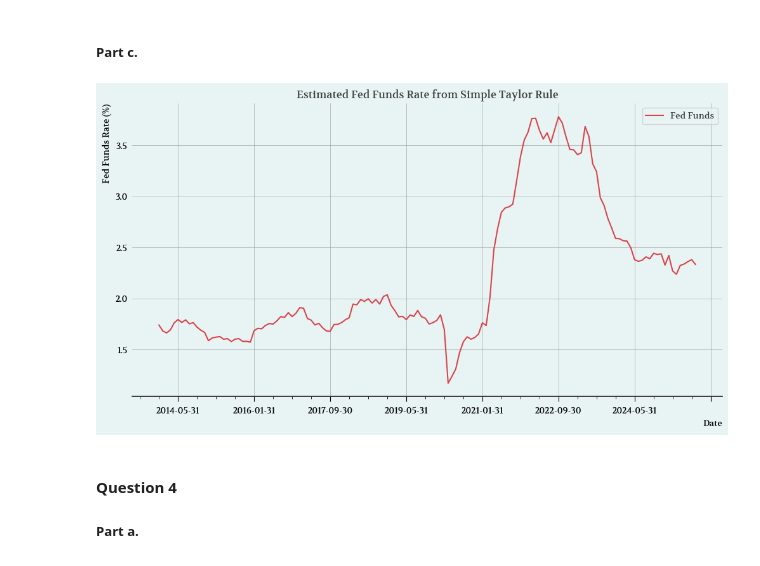
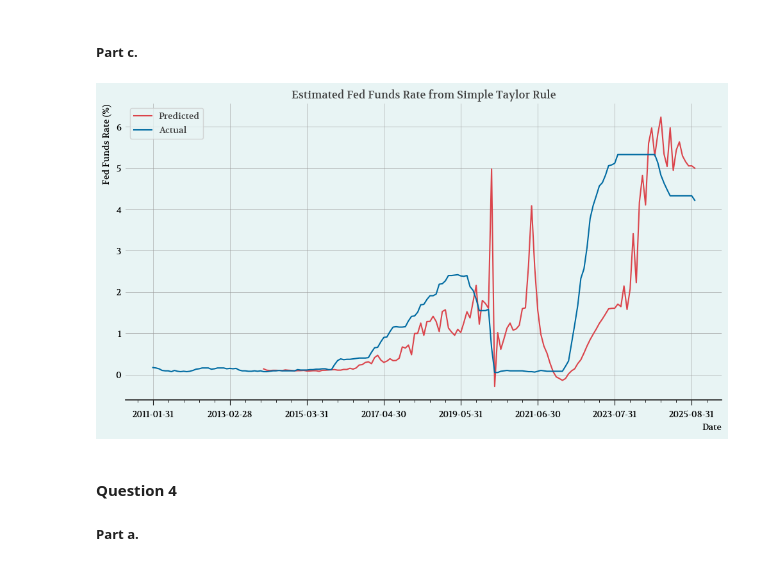
Before and after one commit to JWilliams2001-hub/forecasting_assigment2a, a Jupyter notebook: josh_work.ipynb, the cells around one changed output. Drawn from its saved outputs; the diff is of its cells as text; code cells hidden in the pictures.

```diff
--- a/josh_work.ipynb
+++ b/josh_work.ipynb
@@ -49,18 +46,35 @@ df['Inflation Gap'] = df['PCE CYOY Index'] - 2.0
 # %% [markdown]
 ##### Part b.
 # %%
-df['Fed Funds'] = 2 + 0.5 * df['Inflation Gap'] + 0.5 * df['CFNAI Index'].rolling(window=36).mean()
+window = 36
+
+y = df["fedfunds"].astype(float)
+
+X = df[["CFNAI Index", "Inflation Gap"]].astype(float)
+X = sm.add_constant(X)
+
+pred = pd.Series(np.nan, index=df.index, dtype=float)
+
+for t in range(window, len(df)):
+    y_train = y.iloc[t - window : t]
+    X_train = X.iloc[t - window : t]
+    train = pd.concat([y_train, X_train], axis=1).dropna()
+    model = sm.OLS(train.iloc[:, 0], train.iloc[:, 1:]).fit()
+    pred.iloc[t] = model.predict(X.iloc[t : t + 1])[0]
+
+df["Fed Funds"] = pred
 # %% [markdown]
 ##### Part c.
 # %%
 #GitHub Copilot suggested labels and title
-df.plot(y='Fed Funds', figsize=(12,6))
+df.plot(y=['Fed Funds', 'fedfunds'], figsize=(12,6))
 plt.title('Estimated Fed Funds Rate from Simple Taylor Rule')
 plt.xlabel('Date')
 plt.ylabel('Fed Funds Rate (%)')
+plt.legend(['Predicted', 'Actual'])
 plt.show()
 # %% [output]
-[figure, old version]
+[figure, new version]
 # %% [markdown]
 #### Question 4
 ##### Part a.
```
Also changed, not shown: parts of 9 cells of this notebook.
